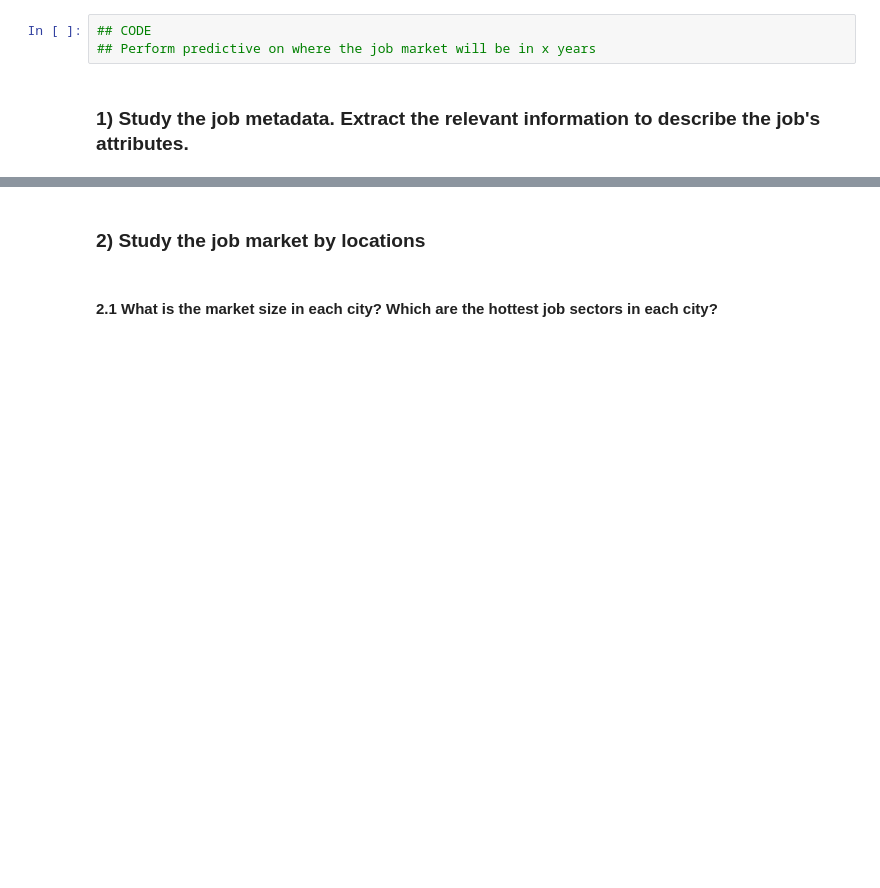
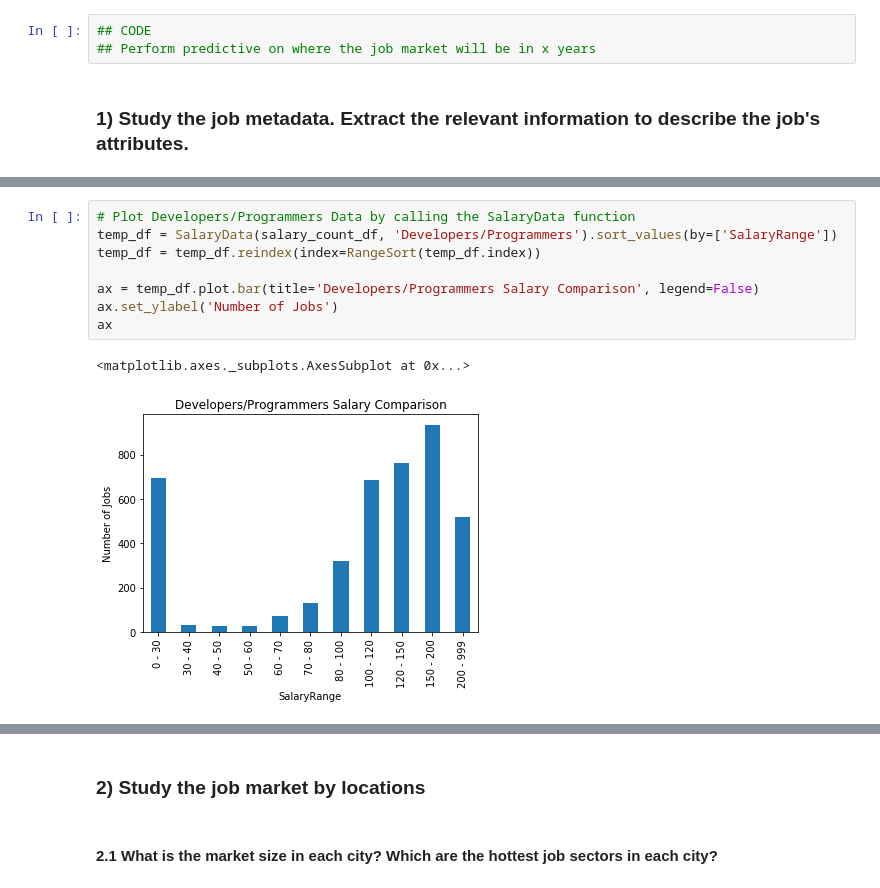
Before and after one commit to natnicha143/BDA-Assignment, a Jupyter notebook: Andrei_Natnicha_3803ICTAssignment.ipynb, the cells around one changed output, grey strips where cells are left out. Saved outputs shown, nothing was run; the diff lists cells and outputs as text; blank space fills up the shorter version.

```diff
--- a/Andrei_Natnicha_3803ICTAssignment.ipynb
+++ b/Andrei_Natnicha_3803ICTAssignment.ipynb
@@ -114,0 +157,11 @@ salary_df = salary_df.drop(columns=['Location'])
+# %%
+# Plot Developers/Programmers Data by calling the SalaryData function
+temp_df = SalaryData(salary_count_df, 'Developers/Programmers').sort_values(by=['SalaryRange'])
+temp_df = temp_df.reindex(index=RangeSort(temp_df.index))
+
+ax = temp_df.plot.bar(title='Developers/Programmers Salary Comparison', legend=False)
+ax.set_ylabel('Number of Jobs')
+ax
+# %% [output]
+<matplotlib.axes._subplots.AxesSubplot at 0x...>
+[figure, added]
```
Also changed, not shown: parts of 21 cells of this notebook.
